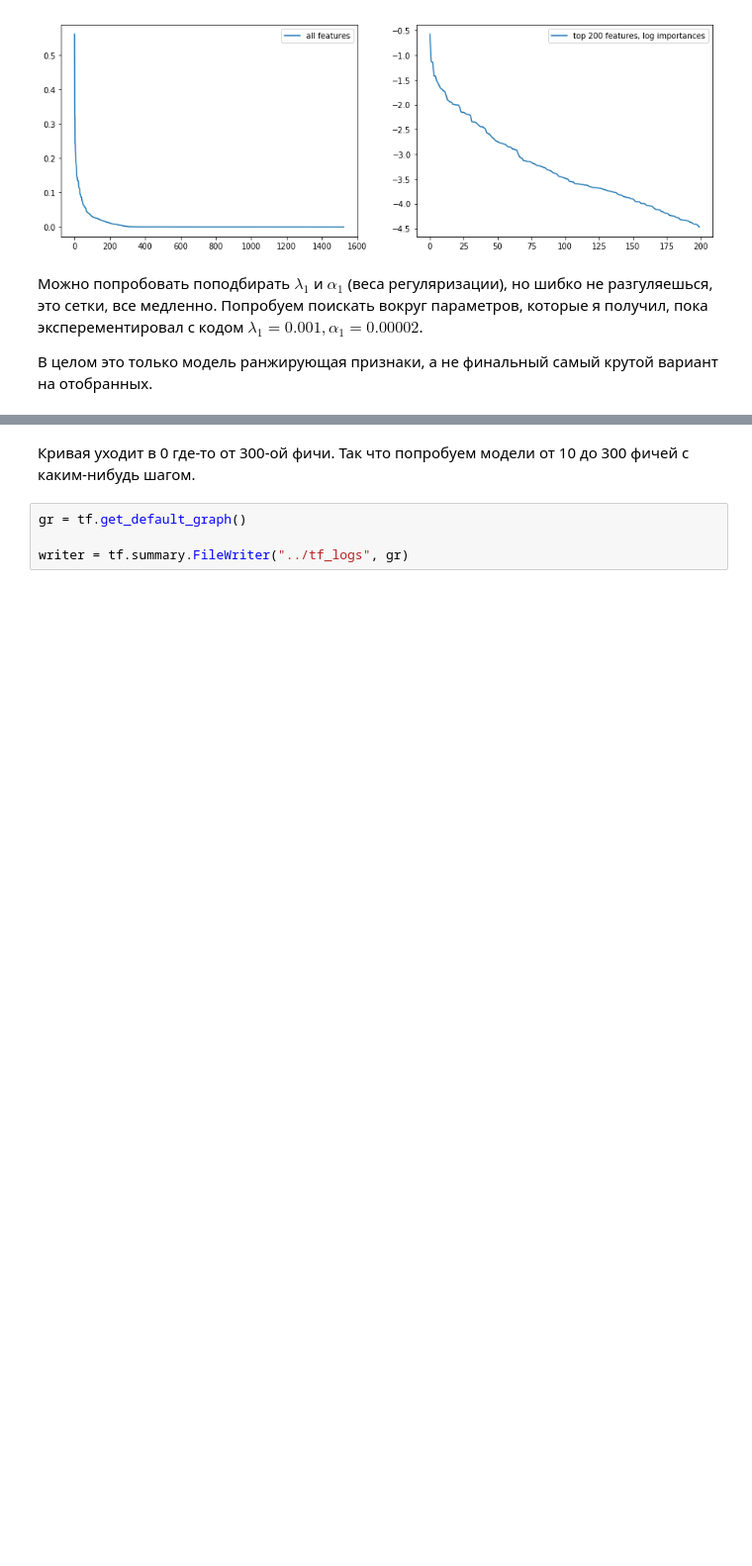
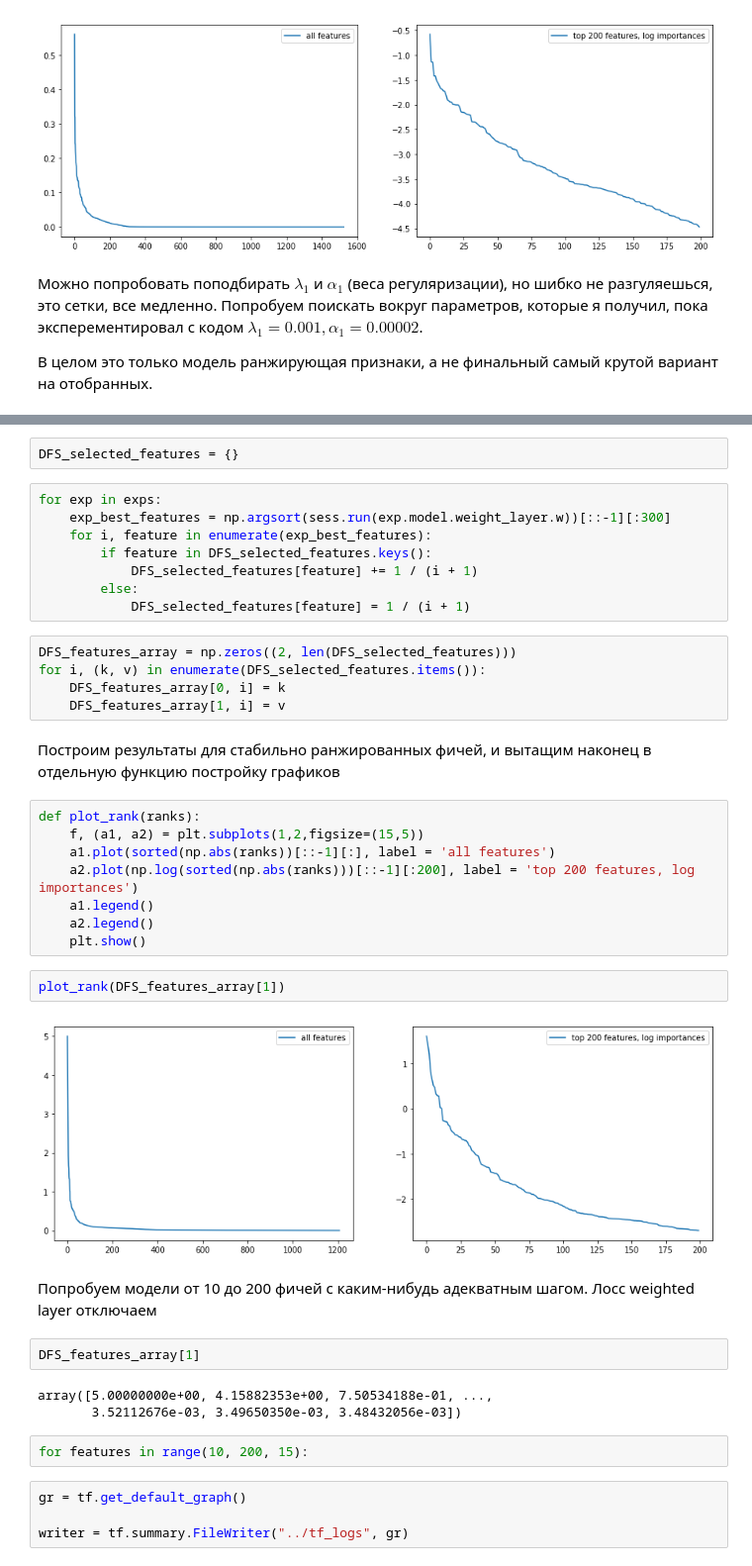
Before and after one commit to rykachevskiy/insilico_test, a Jupyter notebook: src/main.ipynb, the cells around one changed output, grey strips where cells are left out. Shown at 99% size. Drawn from its saved outputs; the diff is of its cells as text; blank space fills up the shorter version.

```diff
--- a/src/main.ipynb
+++ b/src/main.ipynb
@@ -639,5 +632,41 @@ array([3, 9])
+# %%
+DFS_selected_features = {}
+# %%
+for exp in exps:
+    exp_best_features = np.argsort(sess.run(exp.model.weight_layer.w))[::-1][:300]
+    for i, feature in enumerate(exp_best_features):
+        if feature in DFS_selected_features.keys():
+            DFS_selected_features[feature] += 1 / (i + 1)
+        else:
+            DFS_selected_features[feature] = 1 / (i + 1)
+# %%
+DFS_features_array = np.zeros((2, len(DFS_selected_features)))
+for i, (k, v) in enumerate(DFS_selected_features.items()):
+    DFS_features_array[0, i] = k
+    DFS_features_array[1, i] = v
+# %% [markdown]
+Построим результаты для стабильно ранжированных фичей, и вытащим наконец в отдельную функцию постройку графиков
+# %%
+def plot_rank(ranks):
+    f, (a1, a2) = plt.subplots(1,2,figsize=(15,5))
+    a1.plot(sorted(np.abs(ranks))[::-1][:], label = 'all features')
+    a2.plot(np.log(sorted(np.abs(ranks)))[::-1][:200], label = 'top 200 features, log importances')
+    a1.legend()
+    a2.legend()
+    plt.show()
+# %%
+plot_rank(DFS_features_array[1])
+# %% [output]
+[figure, added]
 # %% [markdown]
-Кривая уходит в 0 где-то от 300-ой фичи. Так что попробуем модели от 10 до 300 фичей с каким-нибудь шагом.
+Попробуем модели от 10 до 200 фичей с каким-нибудь адекватным шагом. Лосс weighted layer отключаем
+# %%
+DFS_features_array[1]
+# %% [output]
+array([5.00000000e+00, 4.15882353e+00, 7.50534188e-01, ...,
+       3.52112676e-03, 3.49650350e-03, 3.48432056e-03])
+# %%
+for features in range(10, 200, 15):
 # %%
 gr = tf.get_default_graph()
 
```
Also changed, not shown: parts of 6 cells of this notebook.
